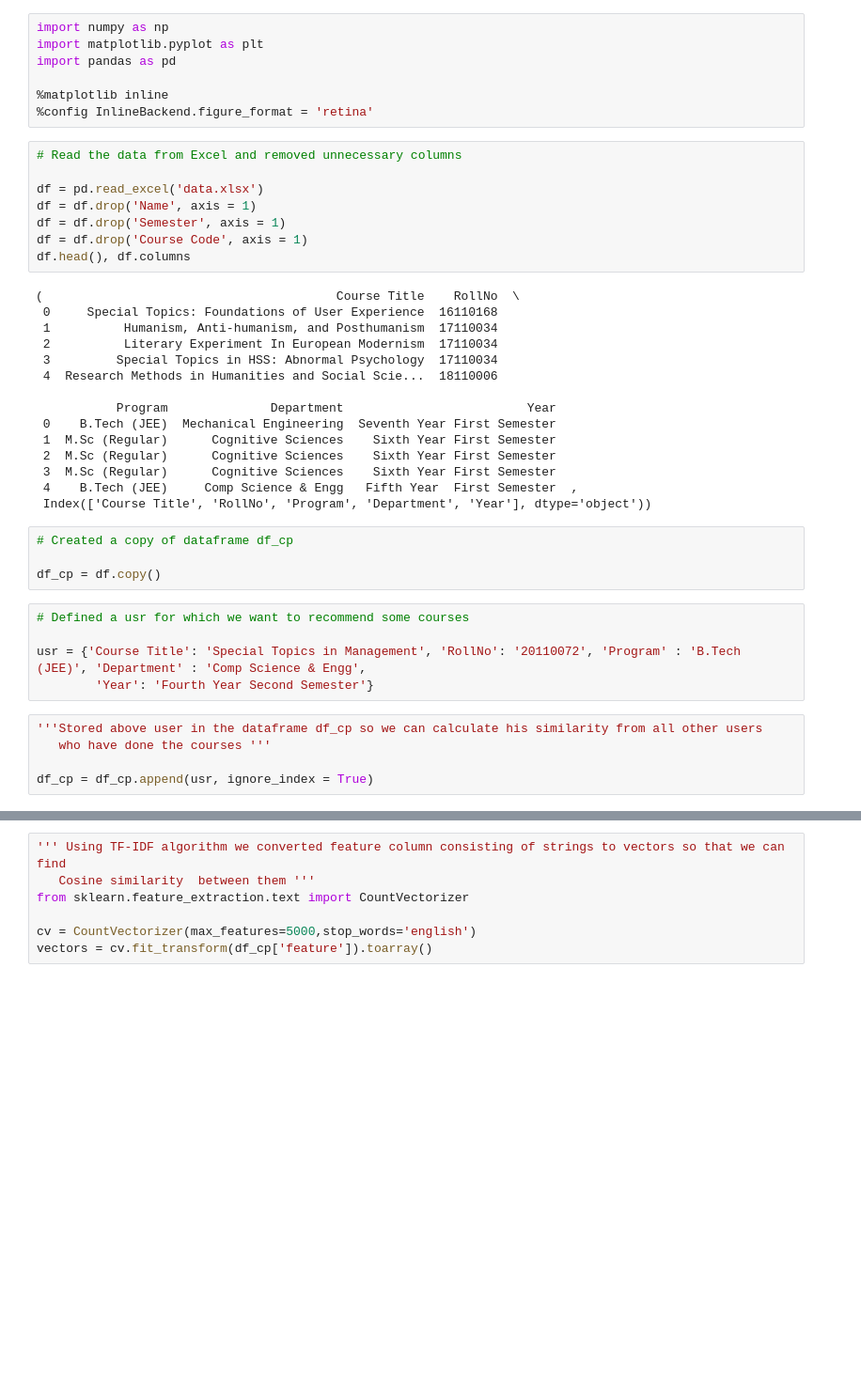
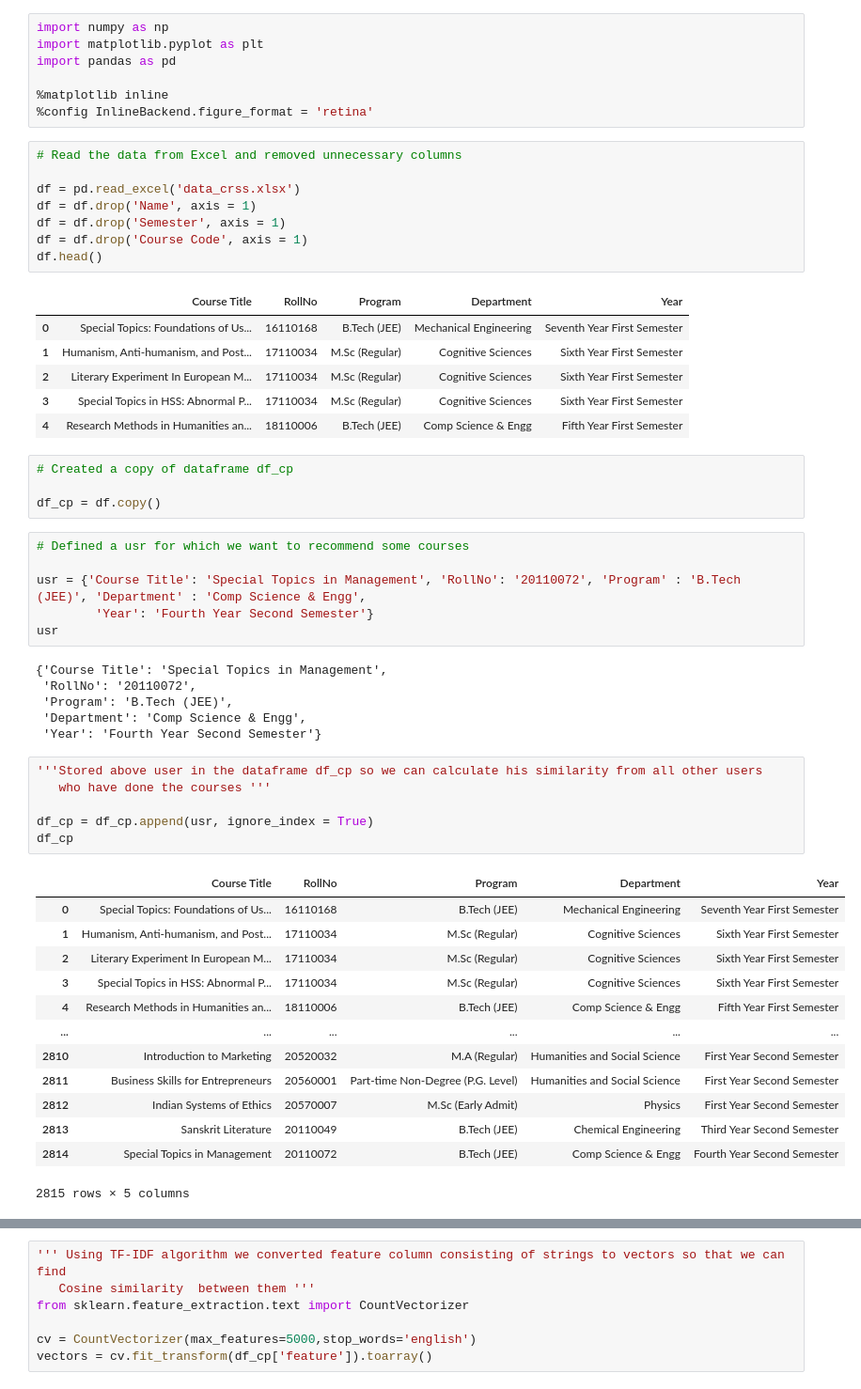
Before and after one commit to Vishal987595/HSS_Recommendation_System, a Jupyter notebook: code_.ipynb, the cells around one changed output, grey strips where cells are left out. Shown: that part at 94% size. Cells and saved outputs as stored; diff of their text form; blank space fills up the shorter version.

```diff
--- a/code_.ipynb
+++ b/code_.ipynb
@@ -8,26 +8,18 @@ import pandas as pd
 # %%
 # Read the data from Excel and removed unnecessary columns
 
-df = pd.read_excel('data.xlsx')
+df = pd.read_excel('data_crss.xlsx')
 df = df.drop('Name', axis = 1)
 df = df.drop('Semester', axis = 1)
 df = df.drop('Course Code', axis = 1)
-df.head(), df.columns
+df.head()
 # %% [output]
-(                                        Course Title    RollNo  \
- 0     Special Topics: Foundations of User Experience  16110168
- 1          Humanism, Anti-humanism, and Posthumanism  17110034
- 2          Literary Experiment In European Modernism  17110034
- 3         Special Topics in HSS: Abnormal Psychology  17110034
- 4  Research Methods in Humanities and Social Scie...  18110006
-
-           Program              Department                         Year
- 0    B.Tech (JEE)  Mechanical Engineering  Seventh Year First Semester
- 1  M.Sc (Regular)      Cognitive Sciences    Sixth Year First Semester
- 2  M.Sc (Regular)      Cognitive Sciences    Sixth Year First Semester
- 3  M.Sc (Regular)      Cognitive Sciences    Sixth Year First Semester
- 4    B.Tech (JEE)     Comp Science & Engg   Fifth Year  First Semester  ,
- Index(['Course Title', 'RollNo', 'Program', 'Department', 'Year'], dtype='object'))
+|  | Course Title | RollNo | Program | Department | Year |
+| 0 | Special Topics: Foundations of Us... | 16110168 | B.Tech (JEE) | Mechanical Engineering | Seventh Year First Semester |
+| 1 | Humanism, Anti-humanism, and Post... | 17110034 | M.Sc (Regular) | Cognitive Sciences | Sixth Year First Semester |
+| 2 | Literary Experiment In European M... | 17110034 | M.Sc (Regular) | Cognitive Sciences | Sixth Year First Semester |
+| 3 | Special Topics in HSS: Abnormal P... | 17110034 | M.Sc (Regular) | Cognitive Sciences | Sixth Year First Semester |
+| 4 | Research Methods in Humanities an... | 18110006 | B.Tech (JEE) | Comp Science & Engg | Fifth Year First Semester |
 # %%
 # Created a copy of dataframe df_cp
 
@@ -37,11 +29,33 @@ df_cp = df.copy()
 
 usr = {'Course Title': 'Special Topics in Management', 'RollNo': '20110072', 'Program' : 'B.Tech (JEE)', 'Department' : 'Comp Science & Engg',
         'Year': 'Fourth Year Second Semester'}
+usr
+# %% [output]
+{'Course Title': 'Special Topics in Management',
+ 'RollNo': '20110072',
+ 'Program': 'B.Tech (JEE)',
+ 'Department': 'Comp Science & Engg',
+ 'Year': 'Fourth Year Second Semester'}
 # %%
 '''Stored above user in the dataframe df_cp so we can calculate his similarity from all other users
    who have done the courses '''
 
 df_cp = df_cp.append(usr, ignore_index = True)
+df_cp
+# %% [output]
+|  | Course Title | RollNo | Program | Department | Year |
+| 0 | Special Topics: Foundations of Us... | 16110168 | B.Tech (JEE) | Mechanical Engineering | Seventh Year First Semester |
+| 1 | Humanism, Anti-humanism, and Post... | 17110034 | M.Sc (Regular) | Cognitive Sciences | Sixth Year First Semester |
+| 2 | Literary Experiment In European M... | 17110034 | M.Sc (Regular) | Cognitive Sciences | Sixth Year First Semester |
+| 3 | Special Topics in HSS: Abnormal P... | 17110034 | M.Sc (Regular) | Cognitive Sciences | Sixth Year First Semester |
+| 4 | Research Methods in Humanities an... | 18110006 | B.Tech (JEE) | Comp Science & Engg | Fifth Year First Semester |
+| ... | ... | ... | ... | ... | ... |
+| 2810 | Introduction to Marketing | 20520032 | M.A (Regular) | Humanities and Social Science | First Year Second Semester |
+| 2811 | Business Skills for Entrepreneurs | 20560001 | Part-time Non-Degree (P.G. Level) | Humanities and Social Science | First Year Second Semester |
+| 2812 | Indian Systems of Ethics | 20570007 | M.Sc (Early Admit) | Physics | First Year Second Semester |
+| 2813 | Sanskrit Literature | 20110049 | B.Tech (JEE) | Chemical Engineering | Third Year Second Semester |
+| 2814 | Special Topics in Management | 20110072 | B.Tech (JEE) | Comp Science & Engg | Fourth Year Second Semester |
+2815 rows × 5 columns
 # %%
 # set the index of dataframe to roll no
 
```
Also changed, not shown: parts of 16 cells of this notebook, 1 other file.
